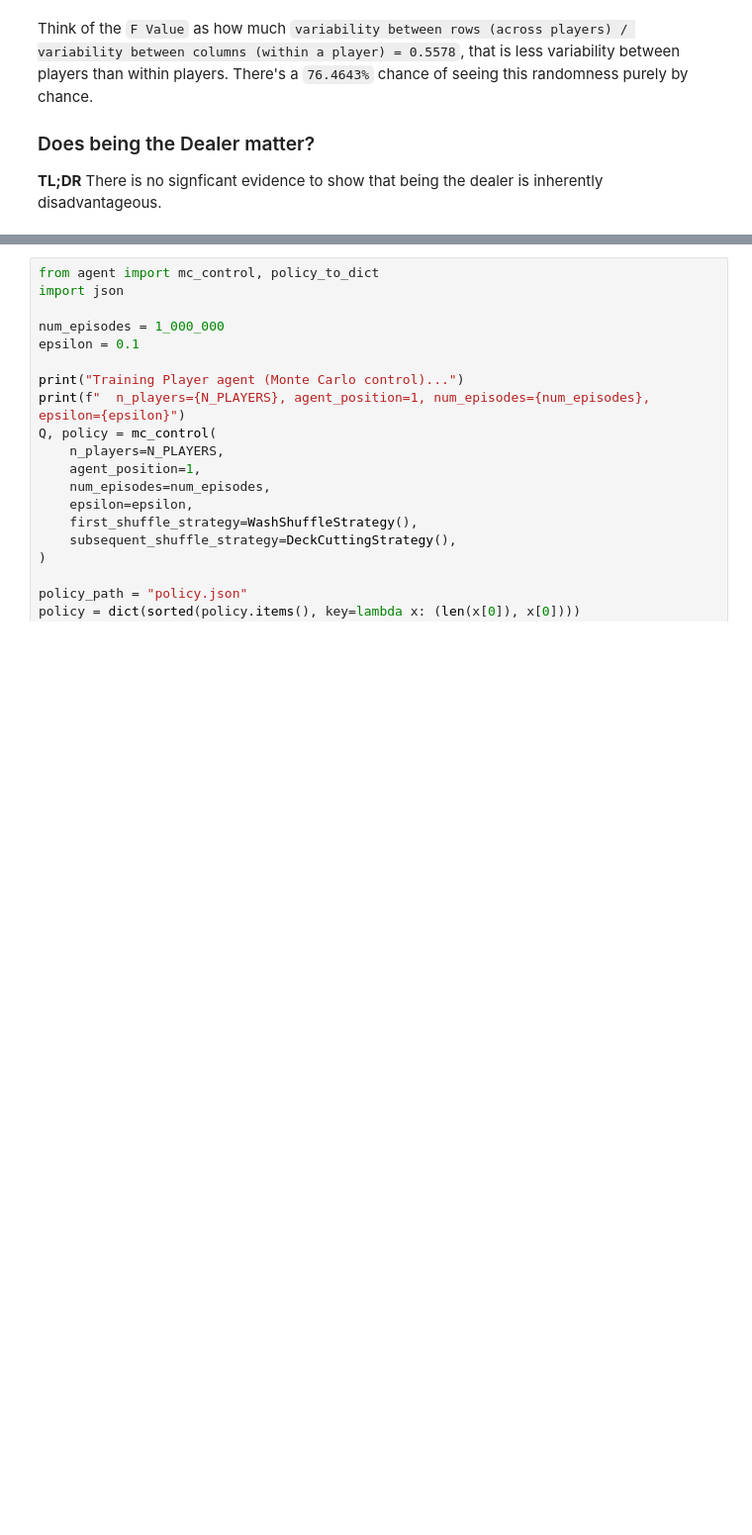
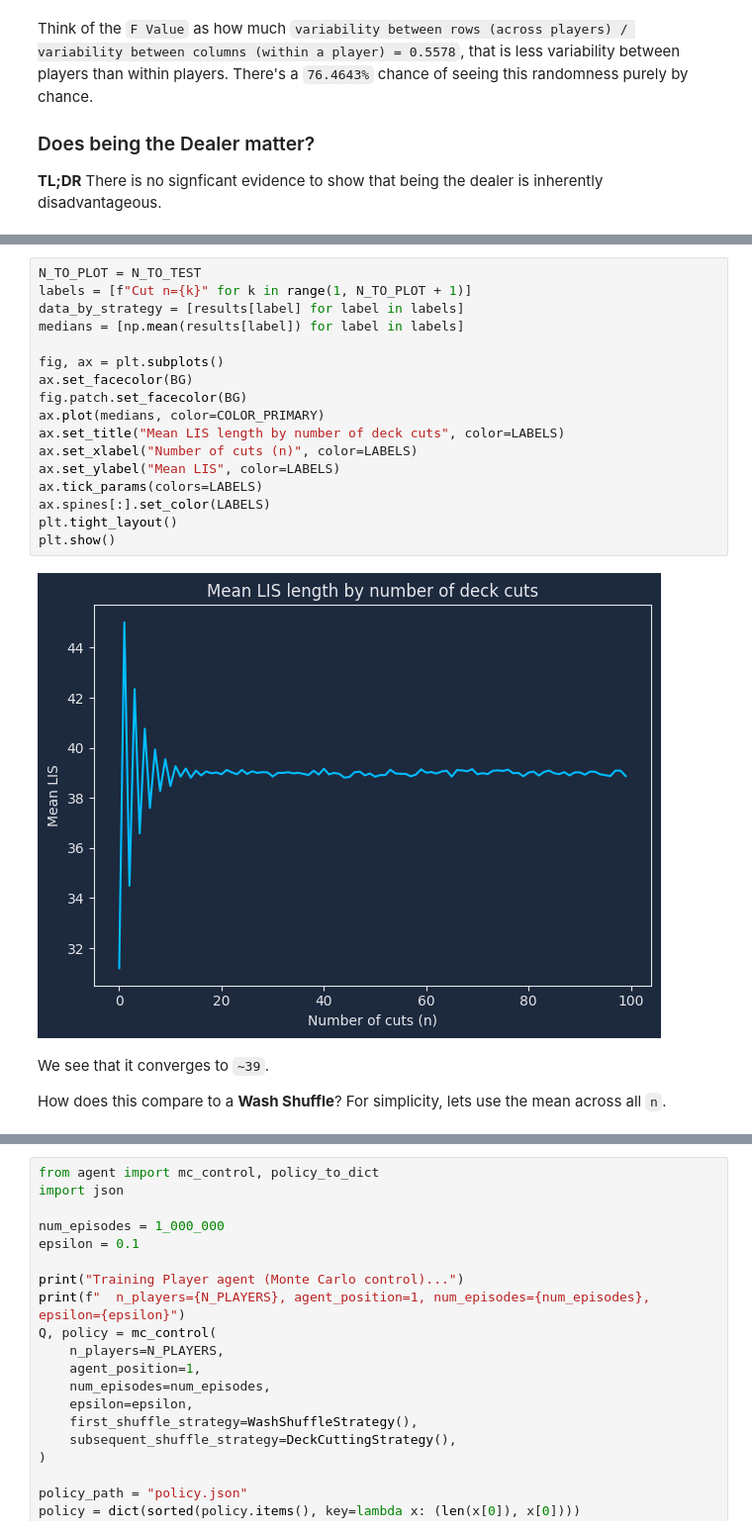
Before and after one commit to Acrylic125/ban-luck, a Jupyter notebook: ban-luck.ipynb, the cells around one changed output, grey strips where cells are left out. Shown at 99% size. Cells and saved outputs as stored; diff of their text form; blank space fills up the shorter version.

```diff
--- a/ban-luck.ipynb
+++ b/ban-luck.ipynb
@@ -265,0 +279,23 @@ plt.show()
+# %%
+N_TO_PLOT = N_TO_TEST
+labels = [f"Cut n={k}" for k in range(1, N_TO_PLOT + 1)]
+data_by_strategy = [results[label] for label in labels]
+medians = [np.mean(results[label]) for label in labels]
+
+fig, ax = plt.subplots()
+ax.set_facecolor(BG)
+fig.patch.set_facecolor(BG)
+ax.plot(medians, color=COLOR_PRIMARY)
+ax.set_title("Mean LIS length by number of deck cuts", color=LABELS)
+ax.set_xlabel("Number of cuts (n)", color=LABELS)
+ax.set_ylabel("Mean LIS", color=LABELS)
+ax.tick_params(colors=LABELS)
+ax.spines[:].set_color(LABELS)
+plt.tight_layout()
+plt.show()
+# %% [output]
+[figure, added]
+# %% [markdown]
+We see that it converges to `~39`.
+
+How does this compare to a **Wash Shuffle**? For simplicity, lets use the mean across all `n`.
```
Also changed, not shown: parts of 12 cells of this notebook, 1 other file.
